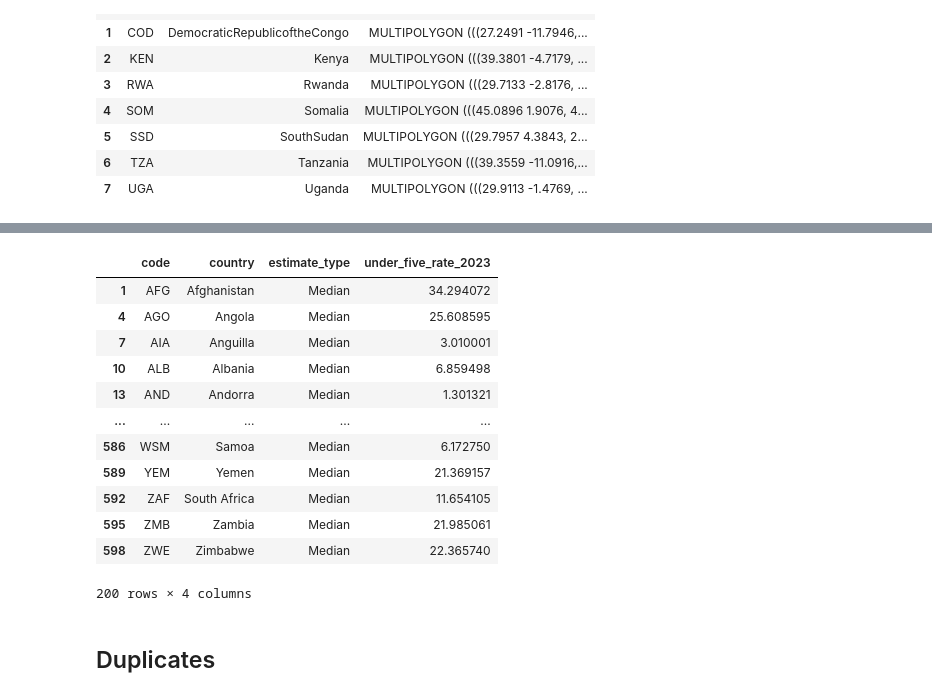
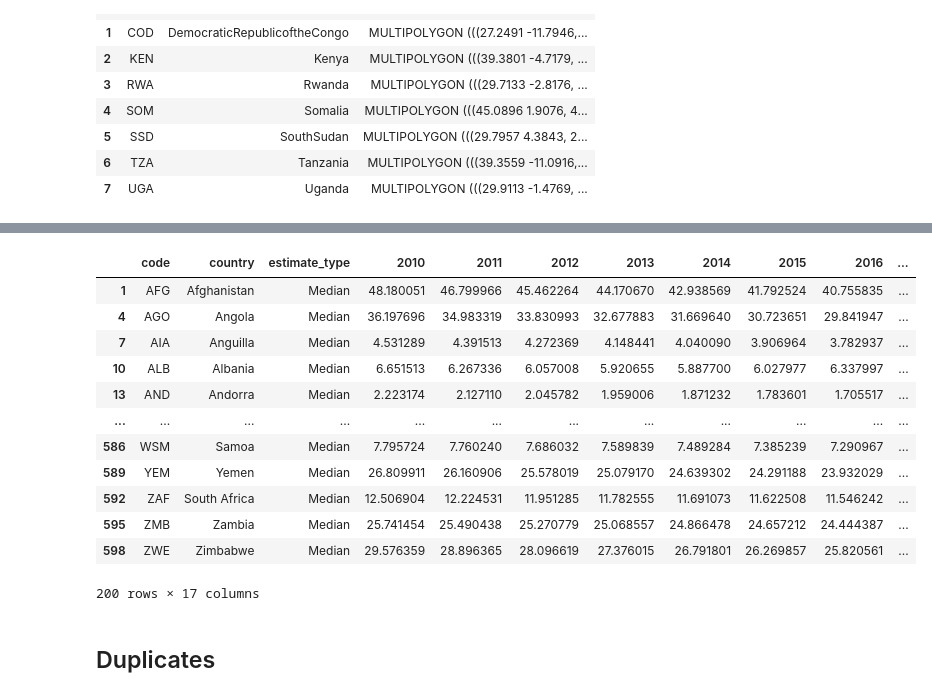
Before and after one commit to MuchiriKinyua/CEMA, a Jupyter notebook: task 2/main.ipynb, the cells around one changed output, grey strips where cells are left out. Saved outputs shown, nothing was run; the diff lists cells and outputs as text; code cells hidden in the pictures.

```diff
--- a/task 2/main.ipynb
+++ b/task 2/main.ipynb
@@ -289,7 +289,7 @@ under_five
 # %%
 neonatal = neonatal[
     (neonatal['Uncertainty.Bounds*'] == 'Median')
-][['ISO.Code', 'Country.Name', 'Uncertainty.Bounds*', '2023.5']]
+][['ISO.Code', 'Country.Name', 'Uncertainty.Bounds*', '2010.5', '2011.5', '2012.5', '2013.5', '2014.5', '2015.5', '2016.5', '2017.5', '2018.5', '2019.5', '2020.5', '2021.5', '2022.5', '2023.5']]
 
 neonatal
 # %% [output]
@@ -351,26 +364,39 @@ under_five
 # %%
 neonatal = neonatal.rename(columns={
     'ISO.Code': 'code',
     'Country.Name': 'country',
     'Uncertainty.Bounds*': 'estimate_type',
-    '2023.5': 'under_five_rate_2023'
+        '2010.5': '2010',
+    '2011.5': '2011',
+    '2012.5': '2012',
+    '2013.5': '2013',
+    '2014.5': '2014',
+    '2015.5': '2015',
+    '2016.5': '2016',
+    '2017.5': '2017',
+    '2018.5': '2018',
+    '2019.5': '2019',
+    '2020.5': '2020',
+    '2021.5': '2021',
+    '2022.5': '2022',
+    '2023.5': '2023'
 })
 
 neonatal
 # %% [output]
-|  | code | country | estimate_type | under_five_rate_2023 |
-| 1 | AFG | Afghanistan | Median | 34.294072 |
-| 4 | AGO | Angola | Median | 25.608595 |
-| 7 | AIA | Anguilla | Median | 3.010001 |
-| 10 | ALB | Albania | Median | 6.859498 |
-| 13 | AND | Andorra | Median | 1.301321 |
-| ... | ... | ... | ... | ... |
-| 586 | WSM | Samoa | Median | 6.172750 |
-| 589 | YEM | Yemen | Median | 21.369157 |
-| 592 | ZAF | South Africa | Median | 11.654105 |
-| 595 | ZMB | Zambia | Median | 21.985061 |
-| 598 | ZWE | Zimbabwe | Median | 22.365740 |
+|  | code | country | estimate_type | 2010 | 2011 | 2012 | 2013 | 2014 | 2015 | 2016 | ... |
+| 1 | AFG | Afghanistan | Median | 48.180051 | 46.799966 | 45.462264 | 44.170670 | 42.938569 | 41.792524 | 40.755835 | ... |
+| 4 | AGO | Angola | Median | 36.197696 | 34.983319 | 33.830993 | 32.677883 | 31.669640 | 30.723651 | 29.841947 | ... |
+| 7 | AIA | Anguilla | Median | 4.531289 | 4.391513 | 4.272369 | 4.148441 | 4.040090 | 3.906964 | 3.782937 | ... |
+| 10 | ALB | Albania | Median | 6.651513 | 6.267336 | 6.057008 | 5.920655 | 5.887700 | 6.027977 | 6.337997 | ... |
+| 13 | AND | Andorra | Median | 2.223174 | 2.127110 | 2.045782 | 1.959006 | 1.871232 | 1.783601 | 1.705517 | ... |
+| ... | ... | ... | ... | ... | ... | ... | ... | ... | ... | ... | ... |
+| 586 | WSM | Samoa | Median | 7.795724 | 7.760240 | 7.686032 | 7.589839 | 7.489284 | 7.385239 | 7.290967 | ... |
+| 589 | YEM | Yemen | Median | 26.809911 | 26.160906 | 25.578019 | 25.079170 | 24.639302 | 24.291188 | 23.932029 | ... |
+| 592 | ZAF | South Africa | Median | 12.506904 | 12.224531 | 11.951285 | 11.782555 | 11.691073 | 11.622508 | 11.546242 | ... |
+| 595 | ZMB | Zambia | Median | 25.741454 | 25.490438 | 25.270779 | 25.068557 | 24.866478 | 24.657212 | 24.444387 | ... |
+| 598 | ZWE | Zimbabwe | Median | 29.576359 | 28.896365 | 28.096619 | 27.376015 | 26.791801 | 26.269857 | 25.820561 | ... |
-200 rows × 4 columns
+200 rows × 17 columns
 # %% [markdown]
 ## Duplicates
 # %%
```
Also changed, not shown: parts of 14 cells of this notebook.
